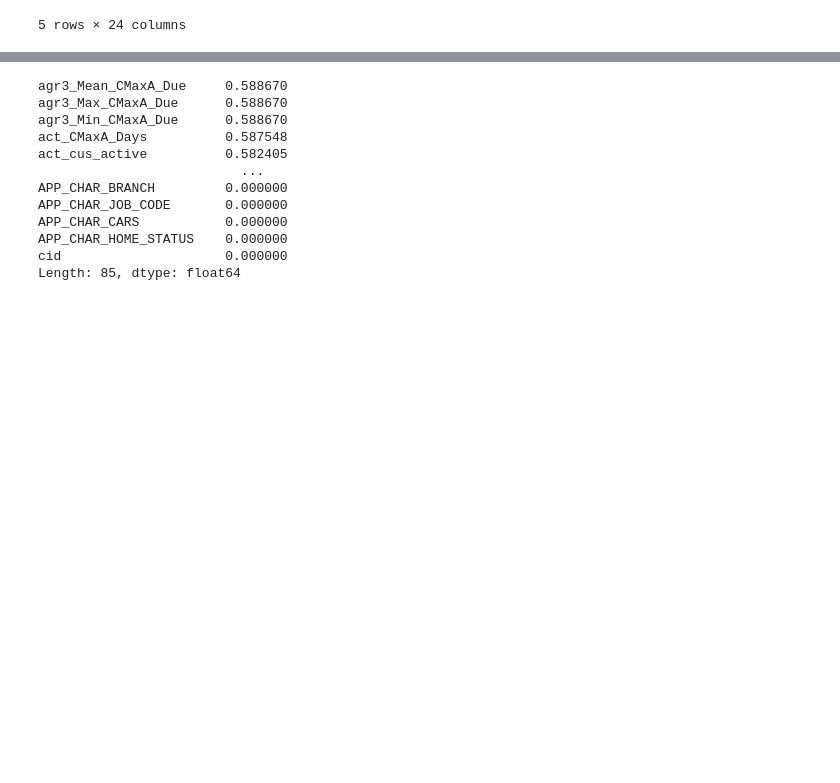
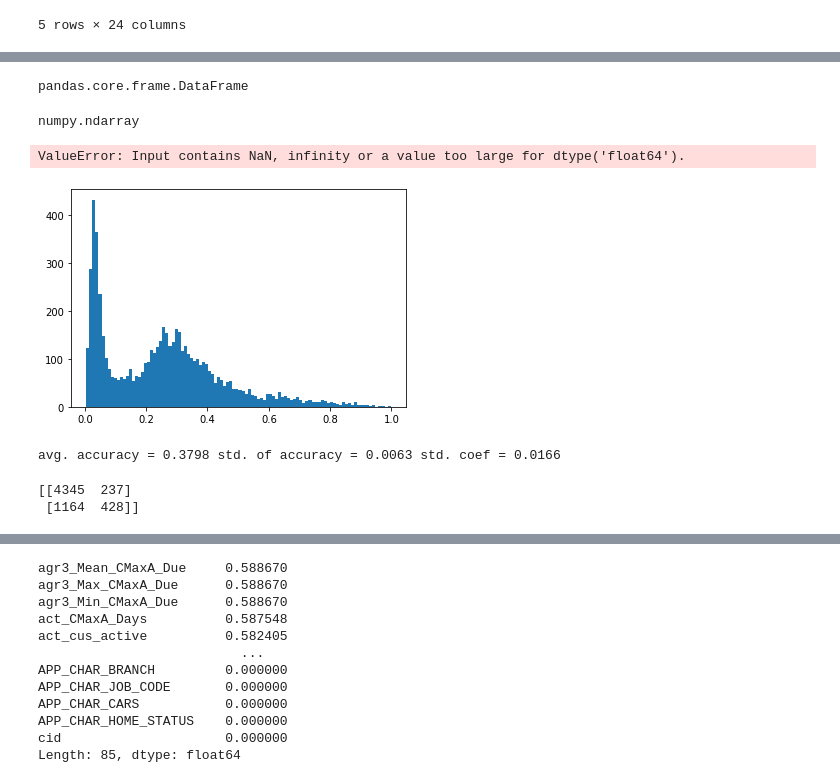
Before and after one commit to TomekQ13/CreditScoring, a Jupyter notebook: CreditScoring.ipynb, the cells around one changed output, grey strips where cells are left out. Drawn from its saved outputs; the diff is of its cells as text; code cells hidden in the pictures; blank space fills up the shorter version.

```diff
--- a/CreditScoring.ipynb
+++ b/CreditScoring.ipynb
@@ -87,5 +144,6 @@ data_css_select = data_css.iloc[:,5:29]
 # %%
 data_css_default3 = data_css.loc[:,'default3'].values
+y = data_css_default3.copy()
 # %%
 data_css_select.head()
 # %% [output]
@@ -118,0 +233,24 @@ dtype: int64
+# %%
+type(data_css_select)
+# %% [output]
+pandas.core.frame.DataFrame
+# %%
+type(data_X)
+# %% [output]
+numpy.ndarray
+# %%
+X_train, X_test, y_train, y_test = train_test_split(data_css_select, y, test_size = 0.2, random_state = 0)
+# %%
+lin_reg = LogisticRegression()
+lin_reg.fit(X_train, y_train)
+# %% [output]
+ValueError: Input contains NaN, infinity or a value too large for dtype('float64').
+# %%
+y_pred_prob = lin_reg.predict_proba(X_test)
+y_pred = lin_reg.predict(X_test)
+# %%
+y_pred_prob_plot = [y_pred_prob[i][1] for i in range(len(y_pred_prob))]
+plt.hist(y_pred_prob_plot, bins=100)
+plt.show()
+# %% [output]
+[figure, added]
@@ -118,0 +259,11 @@ dtype: int64
+# %%
+print("avg. accuracy = "+str(round(np.mean(cv),4))+
+      " std. of accuracy = "+str(round(np.std(cv),4))+
+      " std. coef = "+str(round(np.std(cv)/np.mean(cv),4)))
+# %% [output]
+avg. accuracy = 0.3798 std. of accuracy = 0.0063 std. coef = 0.0166
+# %%
+print(cm(y_true = y_test, y_pred = y_pred))
+# %% [output]
+[[4345  237]
+ [1164  428]]
```
Also changed, not shown: parts of 27 cells of this notebook.
